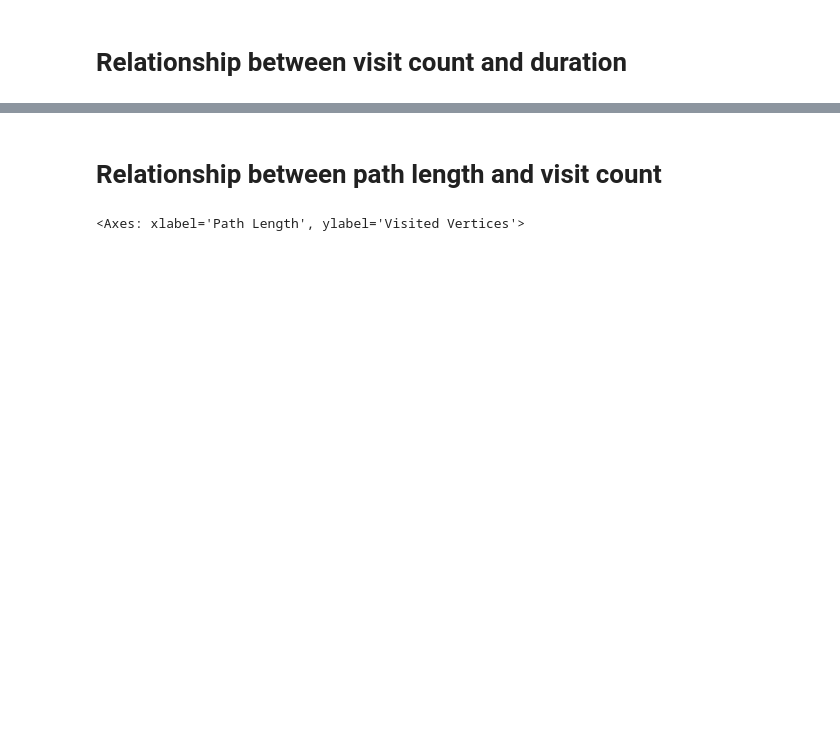
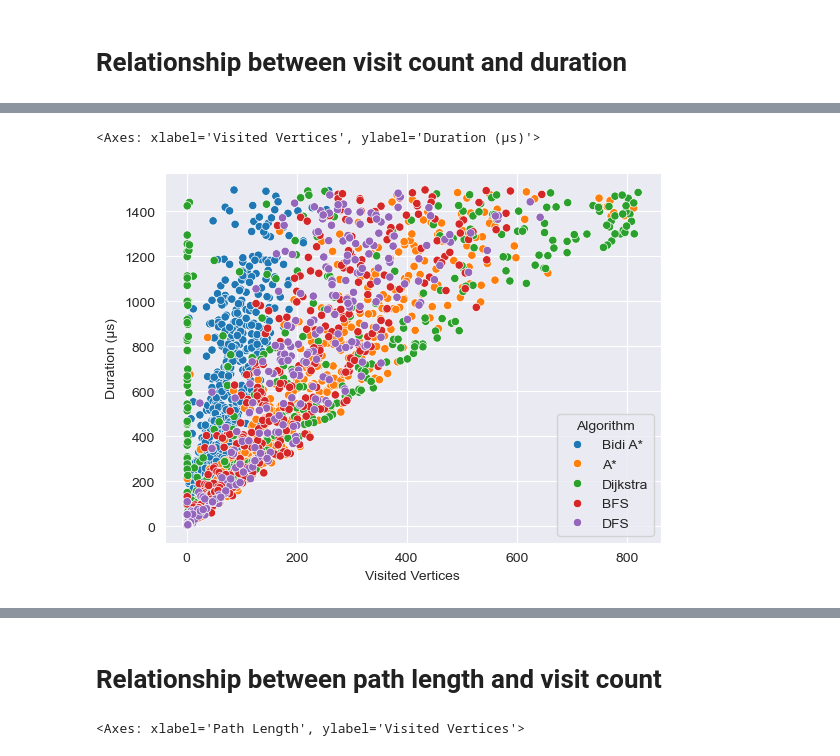
Before and after one commit to Spi3lot/pathfinding, a Jupyter notebook: Pathfinding/modifiable-benchmark.ipynb, the cells around one changed output, grey strips where cells are left out. Drawn from its saved outputs; the diff is of its cells as text; code cells hidden in the pictures; blank space fills up the shorter version.

```diff
--- a/Pathfinding/modifiable-benchmark.ipynb
+++ b/Pathfinding/modifiable-benchmark.ipynb
@@ -109 +109,7 @@ sns.scatterplot(benchmark, x='Visited Vertices', y='Duration (µs)', hue='Algori
+# %%
+transformed = benchmark[benchmark['Duration (µs)'] < 1500]
+sns.scatterplot(transformed, x='Visited Vertices', y='Duration (µs)', hue='Algorithm')
+# %% [output]
+<Axes: xlabel='Visited Vertices', ylabel='Duration (µs)'>
+[figure, added]
 # %%
```
Also changed, not shown: parts of 21 cells of this notebook, 5 other files.
